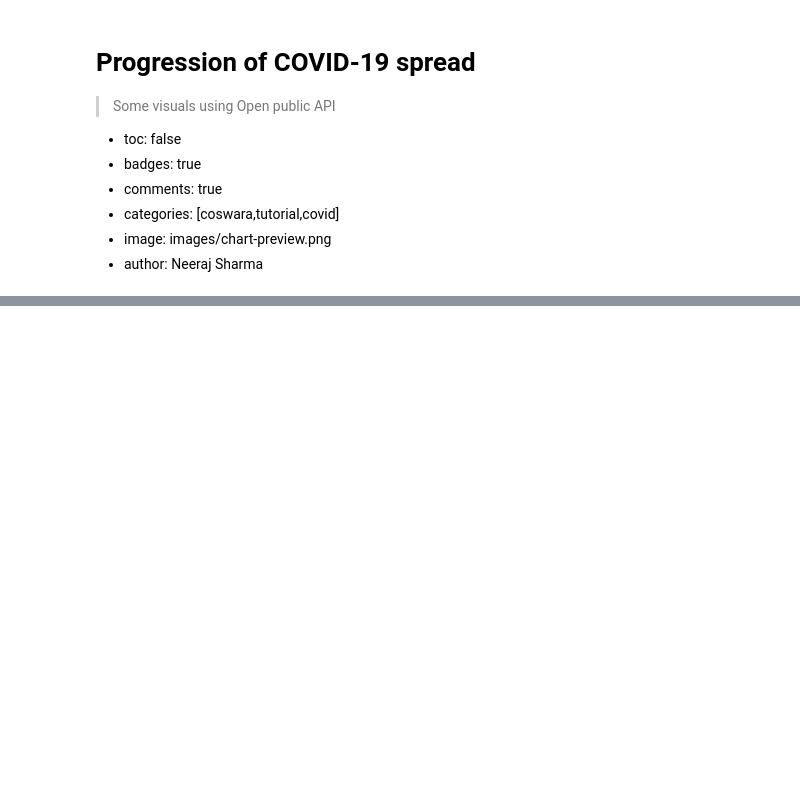
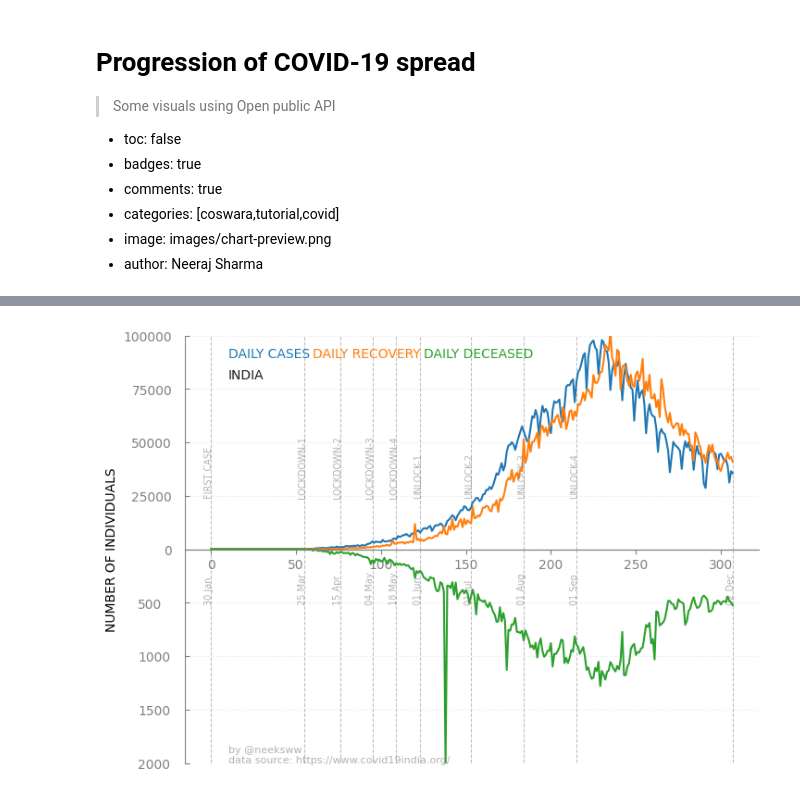
Before and after one commit to iiscleap/coswara-blog, a Jupyter notebook: _notebooks/2020-11-19-covid_cases_plot.ipynb, the cells around one changed output, grey strips where cells are left out. Saved outputs shown, nothing was run; the diff lists cells and outputs as text; code cells hidden in the pictures; blank space fills up the shorter version.

```diff
--- a/_notebooks/2020-11-19-covid_cases_plot.ipynb
+++ b/_notebooks/2020-11-19-covid_cases_plot.ipynb
@@ -287,0 +243,89 @@ Text(0, 0.5, 'Frequency (KHz)')
+# %%
+# collapse
+fig = plt.subplots(figsize=(8,6))
+clr_1 = "tab:blue"
+clr_2 = "tab:orange"
+clr_3 = "tab:green"
+
+mpl.rcParams.update(mpl.rcParamsDefault)
+ax1 = plt.subplot(1,1,1)
+ax1.plot(np.arange(0,len(daily_cases['dailyconfirmed']),1),daily_cases['dailyconfirmed'],\
+         color=clr_1,label='DAILY CASES')
+ax1.plot(np.arange(0,len(daily_cases['dailyrecovered']),1),daily_cases['dailyrecovered'],\
+         color=clr_2,label='DAILY RECOVERED')
+ax1.grid(axis='y', color='gray', linestyle='--', linewidth=.75,alpha=.1)
+# # for i in range(len(daily_cases['dailyrecovered'])):
+# #     ax.hlines(daily_cases['dailyrecovered'][i],i-14,i,colors='grey', linestyles='solid',alpha=0.3)
+# ax1.xaxis.set_minor_locator(AutoMinorLocator())
+# ax1.yaxis.set_minor_locator(AutoMinorLocator())
+ax1.spines['top'].set_color('none')
+ax1.spines['bottom'].set_position('center')
+ax1.spines["left"].set_bounds(0, 100000)
+ax1.spines["left"].set_color('gray')
+ax1.spines["right"].set_bounds(0, 0)
+ax1.spines['bottom'].set_color('gray')
+ax1.tick_params(axis='y', colors='gray')
+ax1.tick_params(axis='x', colors='gray')
+
+ax1.set_yticks(np.arange(0, 100001,25000))
+ax1.set_ylim([-100000,100000])
+ax1.text(10,80000,'INDIA',fontsize=10,color='k')
+ax1.text(10,90000,'DAILY CASES',fontsize=10,color=clr_1)
+ax1.text(60,90000,'DAILY RECOVERY',fontsize=10,color=clr_2)
+ax1.text(125,90000,'DAILY DECEASED',fontsize=10,color=clr_3)
+ax1.tick_params(axis='y', colors='gray',direction='out')
+
+
+
+ax2 = ax1.twinx()
+color = 'tab:red'
+ax2.plot(np.arange(0,len(daily_cases['dailyconfirmed'])),[i for i in daily_cases['dailydeceased']],
+         color=clr_3,label='DAILY DECEASED')
+ax2.grid(axis='y',color='gray', linestyle='--', linewidth=.75,alpha=.1)
+# ax2.xaxis.set_minor_locator(AutoMinorLocator())
+# ax2.yaxis.set_minor_locator(AutoMinorLocator())
+ax2.spines['top'].set_color('none')
+ax2.spines['bottom'].set_position('center')
+ax2.spines["left"].set_bounds(0, 2000)
+ax2.spines["left"].set_bounds(0, 0)
+ax2.spines["right"].set_bounds(0, 2000)
+ax2.spines["right"].set_position(('axes',0))
+ax2.spines['bottom'].set_color('gray')
+ax2.spines["right"].set_color('gray')
+ax2.tick_params(axis='x', colors='gray')
+
+ax2.set_yticks(np.arange(0,2100,500)[1:])
+ax2.set_ylim([-2000,2000])
+plt.gca().invert_yaxis()
+ax1.tick_params(axis='y', colors='gray',direction='in', pad=10)
+ax2.tick_params(axis='y', colors='gray',direction='out', pad=-40)
+
+
+xticks = [0,55,76,95,109,123,153,184,215,len(total_cases['totalconfirmed'])-1]
+cnt = 0
+str_lock = ['FIRST CASE','LOCKDOWN-1','LOCKDOWN-2','LOCKDOWN-3','LOCKDOWN-4','UNLOCK-1','UNLOCK-2','UNLOCK-3'\
+            ,'UNLOCK-4',' ']
+xlabels = []
+ind_1 = 6
+for i in xticks:
+    ax1.vlines(i,min(total_cases['totaldeceased']),max(total_cases['totaldeceased']),
+              linestyles ="--", colors ="gray",alpha=0.5,linewidth=.75)
+    ax2.vlines(i,min(total_cases['totaldeceased']),max(total_cases['totaldeceased']),
+              linestyles ="--", colors ="gray",alpha=0.5,linewidth=.75)
+    ax1.text(i-4,25000,str_lock[cnt],rotation=90,fontsize=7,color='gray',alpha=0.6)
+    if  i == len(total_cases['totalconfirmed']):
+        xlabels.append(total_cases['date'][-1][:ind_1])
+    else:
+        xlabels.append(total_cases['date'][xticks[cnt]][:ind_1])
+    ax2.text(i-4,500,xlabels[cnt],rotation=90,fontsize=7,color='gray',alpha=0.6)
+    cnt = cnt+1
+ax1.set_ylabel('NUMBER OF INDIVIDUALS',fontsize=10)
+ax2.text(10,1900,'by @neeksww',fontsize=8,color='gray',alpha=0.6)
+ax2.text(10,2000,'data source: https://www.covid19india.org/',fontsize=8,color='gray',alpha=0.6)
+
+fmt = 'png'
+plt.savefig('/Users/neeks/Desktop/Documents/work/code/python_codes/notebookCodes/coswara/figures/'\
+                  +'covid_status_whole_india.'+fmt, dpi=300, format=fmt,transparent=False,bbox_inches='tight')
+plt.show()
+# %% [output]
+[figure, added]
```
Also changed, not shown: parts of 28 cells of this notebook, 1 other file.
